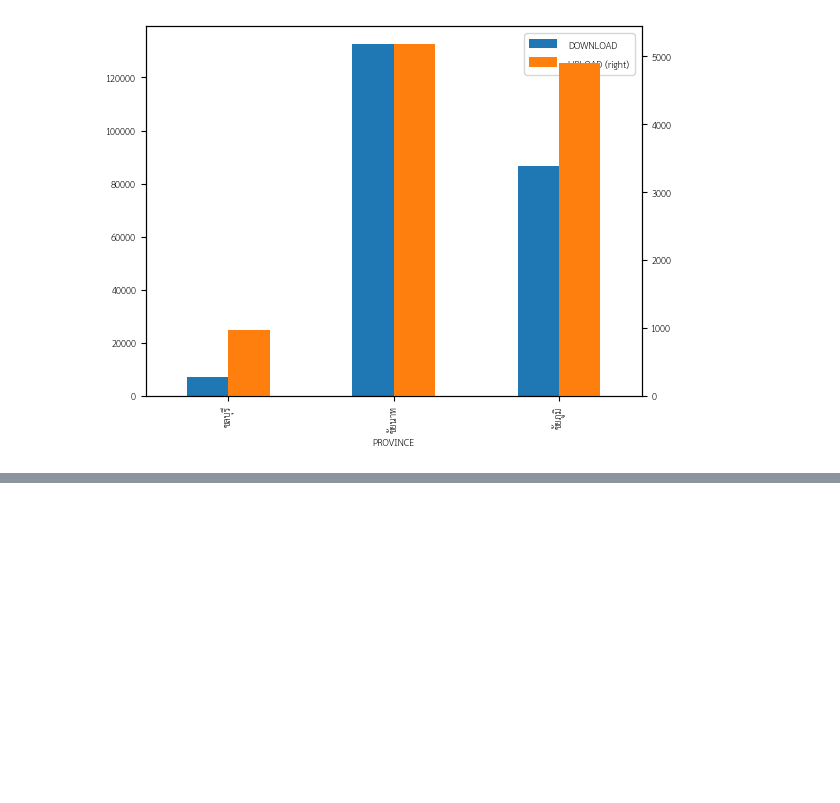
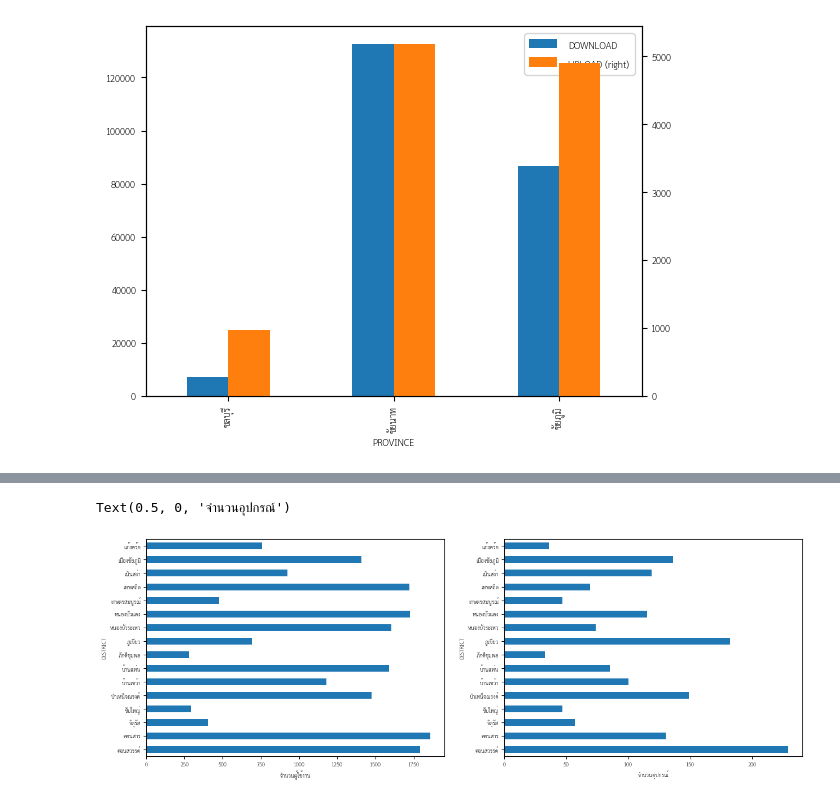
Before and after one commit to LunarArtemis/CP462, a Jupyter notebook: week4/lab4/EDA_Activity.ipynb, the cells around one changed output, grey strips where cells are left out. Drawn from its saved outputs; the diff is of its cells as text; code cells hidden in the pictures; blank space fills up the shorter version.

```diff
--- a/week4/lab4/EDA_Activity.ipynb
+++ b/week4/lab4/EDA_Activity.ipynb
@@ -190,0 +197,7 @@ sns.barplot(x='PROVINCE', y='UPLOAD', data=df[df['PROVINCE'].str.startswith('ช
+# %%
+fig, ax = plt.subplots(1,2, figsize=(15,5))
+df[df['PROVINCE'] == 'ชัยภูมิ'].groupby('DISTRICT').first()['NUM_USERS'].plot.barh(ax=ax[0]).set_xlabel('จำนวนผู้ใช้งาน')
+df[df['PROVINCE'] == 'ชัยภูมิ'].groupby('DISTRICT').first()['NUM_DEVICES'].plot.barh(ax=ax[1]).set_xlabel('จำนวนอุปกรณ์')
+# %% [output]
+Text(0.5, 0, 'จำนวนอุปกรณ์')
+[figure, added]
```
Also changed, not shown: parts of 4 cells of this notebook, 9 other files.
